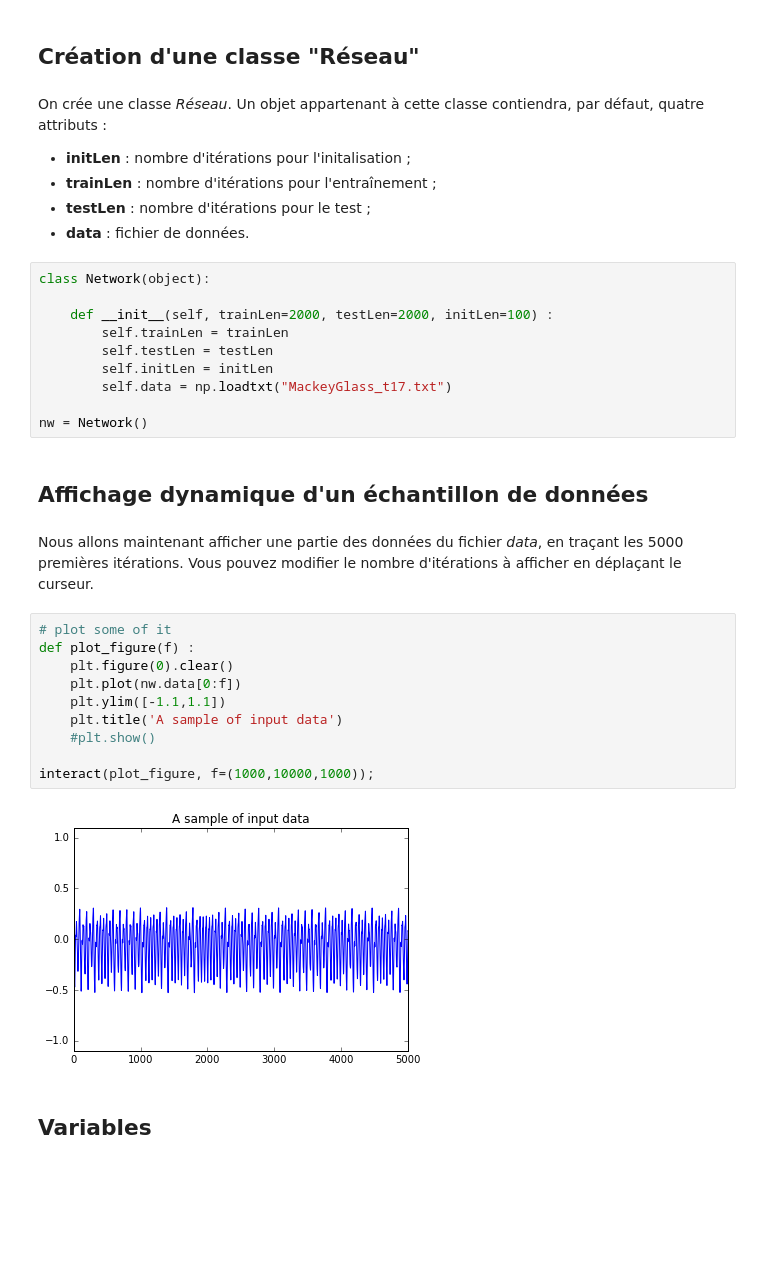
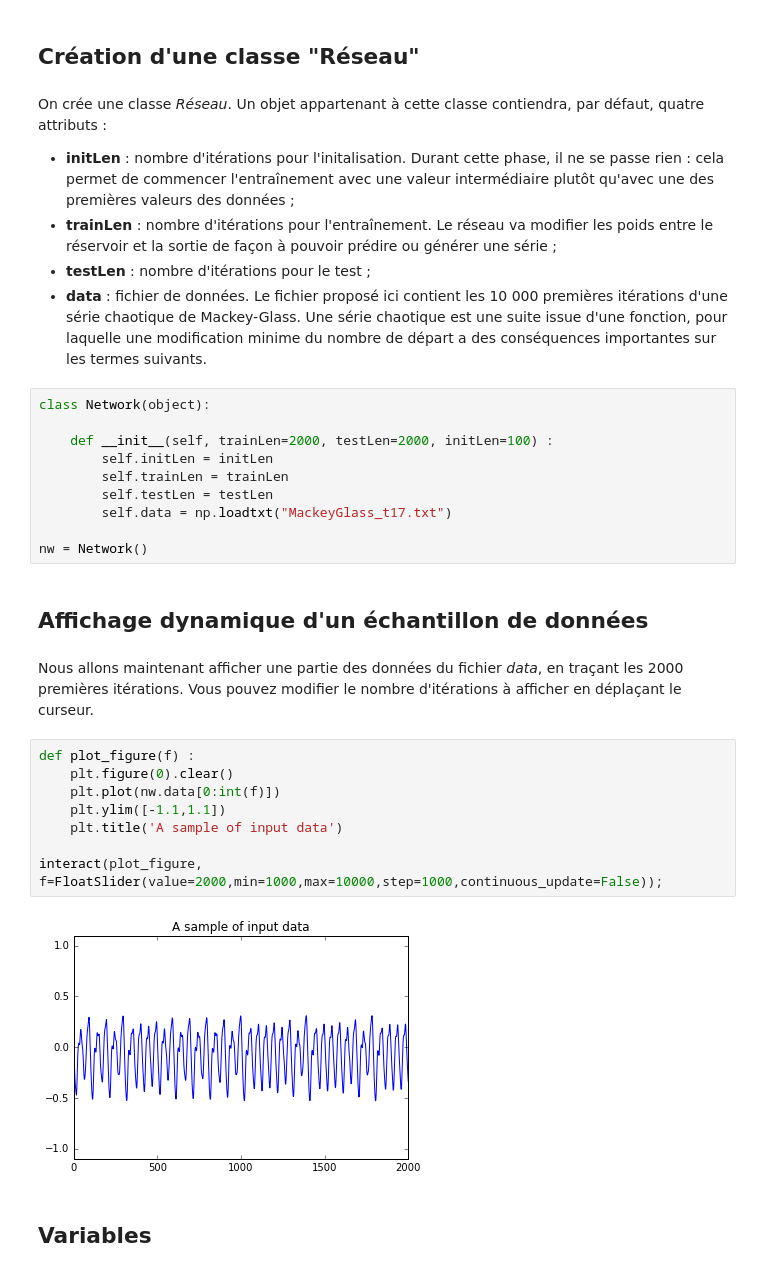
Before and after one commit to RomainPastureau/Reservoir-Jupyter, a Jupyter notebook: Minimal ESN.ipynb, the cells around one changed output. Cells and saved outputs as stored; diff of their text form; blank space fills up the shorter version.

```diff
--- a/Minimal ESN.ipynb
+++ b/Minimal ESN.ipynb
@@ -53,36 +48,34 @@ def set_seed(seed=None):
 ## Création d'une classe "Réseau"
 # %% [markdown]
 On crée une classe <i>Réseau</i>. Un objet appartenant à cette classe contiendra, par défaut, quatre attributs :
-<ul><li><b>initLen</b> : nombre d'itérations pour l'initalisation ;</li>
-<li><b>trainLen</b> : nombre d'itérations pour l'entraînement ;</li>
+<ul><li><b>initLen</b> : nombre d'itérations pour l'initalisation. Durant cette phase, il ne se passe rien : cela permet de commencer l'entraînement avec une valeur intermédiaire plutôt qu'avec une des premières valeurs des données ;</li>
+<li><b>trainLen</b> : nombre d'itérations pour l'entraînement. Le réseau va modifier les poids entre le réservoir et la sortie de façon à pouvoir prédire ou générer une série ;</li>
 <li><b>testLen</b> : nombre d'itérations pour le test ;</li>
-<li><b>data</b> : fichier de données.</li></ul>
+<li><b>data</b> : fichier de données. Le fichier proposé ici contient les 10 000 premières itérations d'une série chaotique de Mackey-Glass. Une série chaotique est une suite issue d'une fonction, pour laquelle une modification minime du nombre de départ a des conséquences importantes sur les termes suivants.</li></ul>
 # %%
 class Network(object):
 
     def __init__(self, trainLen=2000, testLen=2000, initLen=100) :
+        self.initLen = initLen
         self.trainLen = trainLen
         self.testLen = testLen
-        self.initLen = initLen
         self.data = np.loadtxt("MackeyGlass_t17.txt")
 
 nw = Network()
 # %% [markdown]
 ## Affichage dynamique d'un échantillon de données
 # %% [markdown]
-Nous allons maintenant afficher une partie des données du fichier <i>data</i>, en traçant les 5000 premières itérations. Vous pouvez modifier le nombre d'itérations à afficher en déplaçant le curseur.
+Nous allons maintenant afficher une partie des données du fichier <i>data</i>, en traçant les 2000 premières itérations. Vous pouvez modifier le nombre d'itérations à afficher en déplaçant le curseur.
 # %%
-# plot some of it
 def plot_figure(f) :
     plt.figure(0).clear()
-    plt.plot(nw.data[0:f])
+    plt.plot(nw.data[0:int(f)])
     plt.ylim([-1.1,1.1])
     plt.title('A sample of input data')
-    #plt.show()
 
-interact(plot_figure, f=(1000,10000,1000));
+interact(plot_figure, f=FloatSlider(value=2000,min=1000,max=10000,step=1000,continuous_update=False));
 # %% [output]
-[figure, old version]
+[figure, new version]
 # %% [markdown]
 ## Variables
 # %% [markdown]
```
Also changed, not shown: parts of 25 cells of this notebook, 2 other files.
